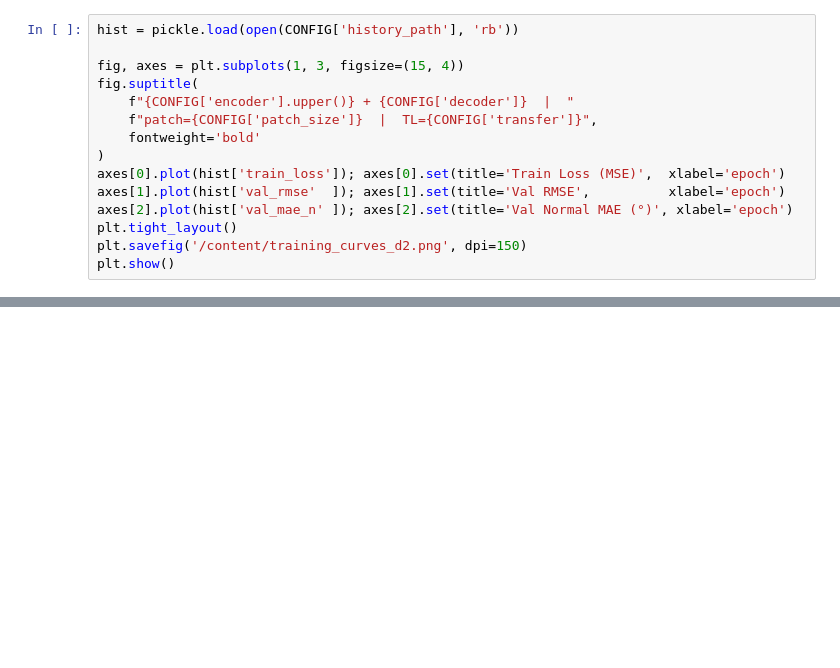
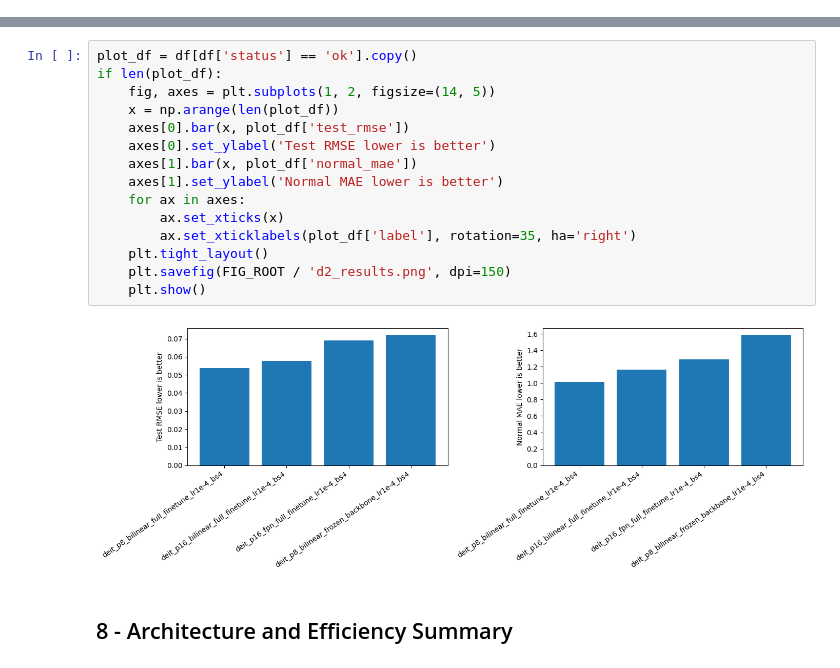
Before and after one commit to lukas-sek/Pose_Estimation, a Jupyter notebook: depth_estimation_d2.ipynb, the cells around one changed output, grey strips where cells are left out. Saved outputs shown, nothing was run; the diff lists cells and outputs as text; blank space fills up the shorter version.

```diff
--- a/depth_estimation_d2.ipynb
+++ b/depth_estimation_d2.ipynb
@@ -667,15 +0,0 @@ results = evaluate(model, test_list, CONFIG)
-# %%
-hist = pickle.load(open(CONFIG['history_path'], 'rb'))
-
-fig, axes = plt.subplots(1, 3, figsize=(15, 4))
-fig.suptitle(
-    f"{CONFIG['encoder'].upper()} + {CONFIG['decoder']}  |  "
-    f"patch={CONFIG['patch_size']}  |  TL={CONFIG['transfer']}",
-    fontweight='bold'
-)
-axes[0].plot(hist['train_loss']); axes[0].set(title='Train Loss (MSE)',  xlabel='epoch')
-axes[1].plot(hist['val_rmse'  ]); axes[1].set(title='Val RMSE',          xlabel='epoch')
-axes[2].plot(hist['val_mae_n' ]); axes[2].set(title='Val Normal MAE (°)', xlabel='epoch')
-plt.tight_layout()
-plt.savefig('/content/training_curves_d2.png', dpi=150)
-plt.show()
@@ -901,0 +678,19 @@ Answer each question after completing all experiments. Reference specific experi
+# %%
+plot_df = df[df['status'] == 'ok'].copy()
+if len(plot_df):
+    fig, axes = plt.subplots(1, 2, figsize=(14, 5))
+    x = np.arange(len(plot_df))
+    axes[0].bar(x, plot_df['test_rmse'])
+    axes[0].set_ylabel('Test RMSE lower is better')
+    axes[1].bar(x, plot_df['normal_mae'])
+    axes[1].set_ylabel('Normal MAE lower is better')
+    for ax in axes:
+        ax.set_xticks(x)
+        ax.set_xticklabels(plot_df['label'], rotation=35, ha='right')
+    plt.tight_layout()
+    plt.savefig(FIG_ROOT / 'd2_results.png', dpi=150)
+    plt.show()
+# %% [output]
+[figure, added]
+# %% [markdown]
+## 8 - Architecture and Efficiency Summary
```
Also changed, not shown: parts of 63 cells of this notebook, 2 other files.
